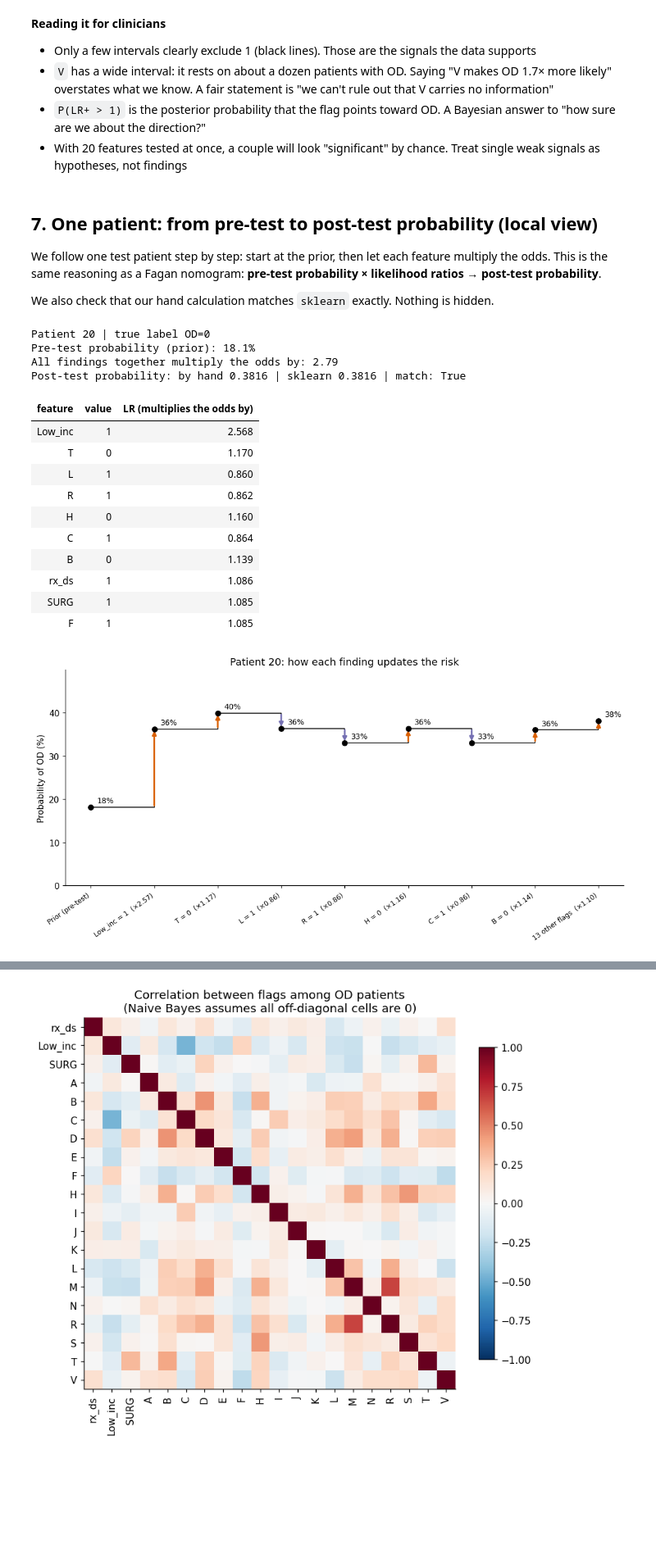
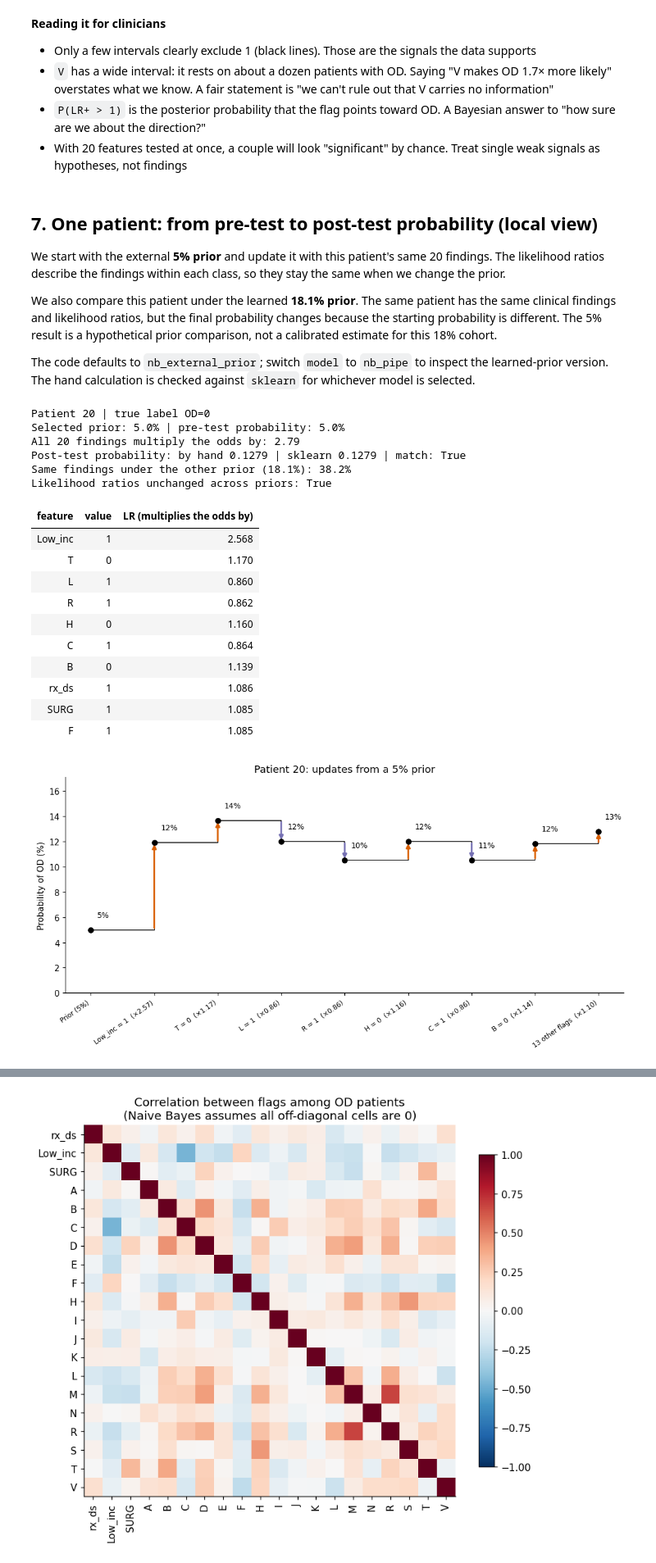
Before and after one commit to IE-ML-for-Healthcare/Bayesian-in-HC, a Jupyter notebook: 04_naive_bayes_opioid_demo_v2.ipynb, the cells around one changed output, grey strips where cells are left out. Shown at 82% size. Cells and saved outputs as stored; diff of their text form; code cells hidden in the pictures; blank space fills up the shorter version.

```diff
--- a/04_naive_bayes_opioid_demo_v2.ipynb
+++ b/04_naive_bayes_opioid_demo_v2.ipynb
@@ -717,12 +717,14 @@ display(cred.sort_values("LR+", ascending=False).style.hide(axis="index").format
 # %% [markdown]
 ## 7. One patient: from pre-test to post-test probability (local view)
 
-We follow one test patient step by step: start at the prior, then let each feature multiply the odds. This is the same reasoning as a Fagan nomogram: **pre-test probability × likelihood ratios → post-test probability**.
+We start with the external **5% prior** and update it with this patient's same 20 findings. The likelihood ratios describe the findings within each class, so they stay the same when we change the prior.
 
-We also check that our hand calculation matches `sklearn` exactly. Nothing is hidden.
+We also compare this patient under the learned **18.1% prior**. The same patient has the same clinical findings and likelihood ratios, but the final probability changes because the starting probability is different. The 5% result is a hypothetical prior comparison, not a calibrated estimate for this 18% cohort.
+
+The code defaults to `nb_external_prior`; switch `model` to `nb_pipe` to inspect the learned-prior version. The hand calculation is checked against `sklearn` for whichever model is selected.
 # %%
 test_i = 20             # change to explore other patients
-model = nb_pipe         # try nb_external_prior to see the 5% version
+model = nb_external_prior  # switch to nb_pipe for the learned ~18% prior
 m = model.named_steps["nb"]
 x = model.named_steps["prep"].transform(X_test)[test_i].astype(int)
 
@@ -734,26 +736,40 @@ prior = np.exp(m.class_log_prior_[1])      # P(OD) before seeing the patient
 # Likelihood ratio of each finding: LR+ if the flag is present, LR- if it is absent
 lr = np.where(x == 1, p_od / p_no, (1 - p_od) / (1 - p_no))
 
-# Section 1.2: post-test odds = pre-test odds × LR1 × LR2 × ... × LR20
+# Section 1.2: post-test odds = pre-test odds ? LR1 ? LR2 ? ... ? LR20
 pre_odds = prior / (1 - prior)
 post_odds = pre_odds * lr.prod()
 p_manual = post_odds / (1 + post_odds)     # odds back to probability
 p_sklearn = model.predict_proba(X_test.iloc[[test_i]])[0, 1]
 
+# Compare the same findings under the other prior; the class-conditional likelihoods must match
+other_model = nb_pipe if model is nb_external_prior else nb_external_prior
+other_nb = other_model.named_steps["nb"]
+other_lr = np.where(x == 1,
+                    np.exp(other_nb.feature_log_prob_[1]) / np.exp(other_nb.feature_log_prob_[0]),
+                    (1 - np.exp(other_nb.feature_log_prob_[1])) / (1 - np.exp(other_nb.feature_log_prob_[0])))
+other_p = other_model.predict_proba(X_test.iloc[[test_i]])[0, 1]
+likelihoods_unchanged = np.allclose(lr, other_lr)
+assert likelihoods_unchanged
+
 print(f"Patient {test_i} | true label OD={y_test.iloc[test_i]}")
-print(f"Pre-test probability (prior): {prior:.1%}")
-print(f"All findings together multiply the odds by: {lr.prod():.2f}")
+print(f"Selected prior: {prior:.1%} | pre-test probability: {prior:.1%}")
+print(f"All 20 findings multiply the odds by: {lr.prod():.2f}")
 print(f"Post-test probability: by hand {p_manual:.4f} | sklearn {p_sklearn:.4f} | match: {np.isclose(p_manual, p_sklearn)}")
+print(f"Same findings under the other prior ({np.exp(other_nb.class_log_prior_[1]):.1%}): {other_p:.1%}")
+print(f"Likelihood ratios unchanged across priors: {likelihoods_unchanged}")
 
-# Strongest findings first: furthest from 1 in either direction (×2 and ÷2 count as equally strong)
+# Strongest findings first: furthest from 1 in either direction (?2 and ?2 count as equally strong)
 local = pd.DataFrame({"feature": feat_names, "value": x, "LR (multiplies the odds by)": lr})
 local = local.iloc[np.argsort(-np.abs(np.log(lr)))]
 display(local.head(10).style.hide(axis="index").format(precision=3))
 # %% [output]
 Patient 20 | true label OD=0
-Pre-test probability (prior): 18.1%
-All findings together multiply the odds by: 2.79
-Post-test probability: by hand 0.3816 | sklearn 0.3816 | match: True
+Selected prior: 5.0% | pre-test probability: 5.0%
+All 20 findings multiply the odds by: 2.79
+Post-test probability: by hand 0.1279 | sklearn 0.1279 | match: True
+Same findings under the other prior (18.1%): 38.2%
+Likelihood ratios unchanged across priors: True
 | feature | value | LR (multiplies the odds by) |
 | Low_inc | 1 | 2.568 |
 | T | 0 | 1.170 |
@@ -768,30 +784,30 @@ Post-test probability: by hand 0.3816 | sklearn 0.3816 | match: True
 # %%
 # Step-by-step update: strongest findings first, the rest grouped together
 top_k = 7
 order = local.index[:top_k]
-labels = ["Prior (pre-test)"]
+labels = [f"Prior ({prior:.0%})"]
 odds_steps = [pre_odds]
 for j in order:
     odds_steps.append(odds_steps[-1] * lr[j])
     labels.append(f"{feat_names[j]} = {x[j]}  (×{lr[j]:.2f})")
 rest = lr.prod() / lr[order].prod()
 odds_steps.append(odds_steps[-1] * rest)
 labels.append(f"{len(lr) - top_k} other flags  (×{rest:.2f})")
 probs = 100 * np.array(odds_steps) / (1 + np.array(odds_steps))   # odds back to probability
 
 fig, ax = plt.subplots(figsize=(10, 5))
 ax.step(range(len(probs)), probs, where="post", c="k", lw=1)
 for i in range(1, len(probs)):
     up = probs[i] > probs[i-1]
     ax.annotate("", xy=(i, probs[i]), xytext=(i, probs[i-1]),
                 arrowprops=dict(arrowstyle="-|>", color=C_OD if up else C_NO, lw=2))
 ax.scatter(range(len(probs)), probs, c="k", zorder=3)
 for i, p in enumerate(probs): ax.text(i + .1, p + 1, f"{p:.0f}%", fontsize=9)
 ax.set_xticks(range(len(probs)), labels, rotation=35, ha="right", fontsize=8)
-ax.set(ylabel="Probability of OD (%)", title=f"Patient {test_i}: how each finding updates the risk",
+ax.set(ylabel="Probability of OD (%)", title=f"Patient {test_i}: updates from a {prior:.0%} prior",
        ylim=(0, max(probs) * 1.25))
 plt.tight_layout(); plt.show()
 # %% [output]
-[figure, old version]
+[figure, new version]
 # %% [markdown]
 **How to say it to a clinician**
```
Also changed, not shown: parts of 12 cells of this notebook.
